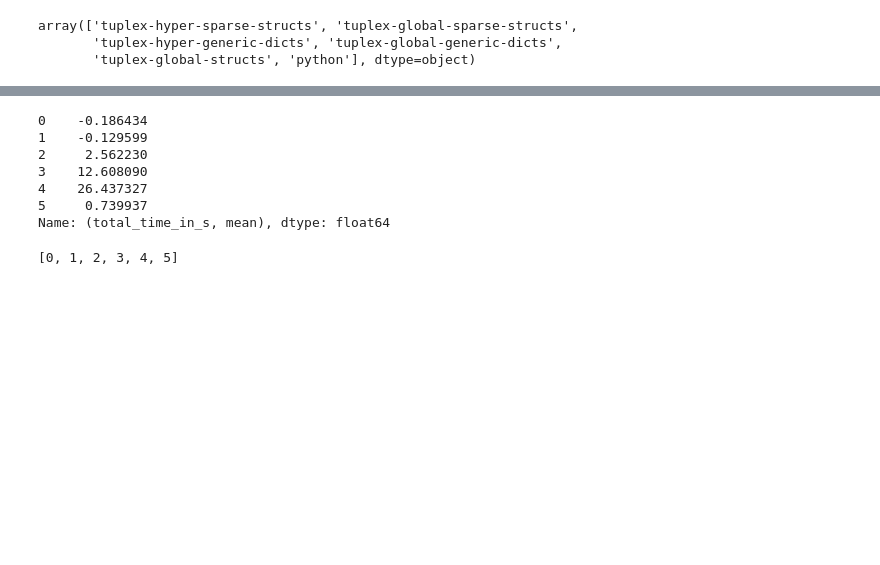
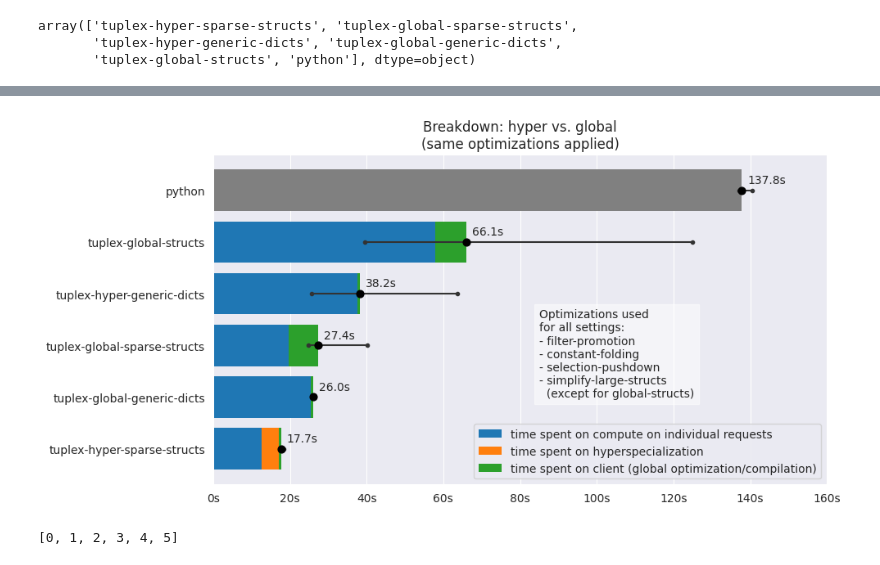
Before and after one commit to LeonhardFS/tuplex-public, a Jupyter notebook: benchmarks/nextconf/hyperspecialization/notebooks/04_Github_sparse_with_auto_detect.ipynb, the cells around one changed output, grey strips where cells are left out. Saved outputs shown, nothing was run; the diff lists cells and outputs as text; code cells hidden in the pictures; blank space fills up the shorter version.

Commit message:
plotting

```diff
--- a/benchmarks/nextconf/hyperspecialization/notebooks/04_Github_sparse_with_auto_detect.ipynb
+++ b/benchmarks/nextconf/hyperspecialization/notebooks/04_Github_sparse_with_auto_detect.ipynb
@@ -29,5 +31,16 @@ df.head()
 # %%
 # Plot modes against each other (horizontal) incl. how much time is spent on hyperspecialization, client-side, request side.
 # %%
-# ignore first warm-up/verification run
-df = df[df['run'] != 0]
+def compute_df_totals(df):
+    # ignore first warm-up/verification run
+    df = df[df['run'] != 0].copy()
+
+    part_df_A = df.groupby(['run', 'mode'])[['hyperspecialization_time', 'request_time_in_s']].sum()
+    # combine with total runtime
+    part_df_B = df.groupby(['run', 'mode'])[['total_time_in_s']].first()
+
+    df_totals = pd.concat((part_df_A, part_df_B), axis=1).reset_index()
+
+    df_totals = df_totals.sort_values(by='total_time_in_s').reset_index(drop=True)
+
+    return df_totals
@@ -136,13 +154,7 @@ plt.legend(loc='best')
 # %%
-q10
+plot_breakdown(df, 'plots/tuplex-hyper-vs-global-breakdown.png')
 # %% [output]
-0    -0.186434
-1    -0.129599
-2     2.562230
-3    12.608090
-4    26.437327
-5     0.739937
-Name: (total_time_in_s, mean), dtype: float64
+[figure, added]
 # %%
 modes
 # %% [output]
```
Also changed, not shown: parts of 12 cells of this notebook, 2 other files.
